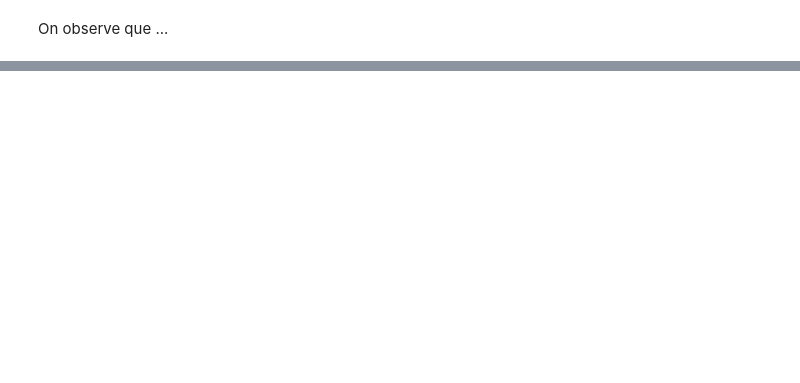
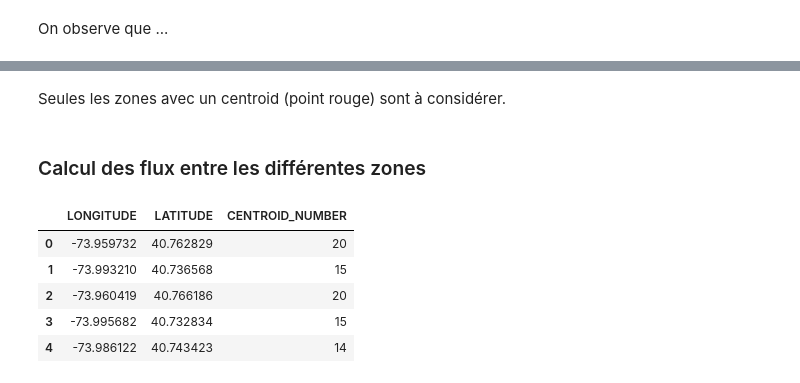
Before and after one commit to luk-f/AggOfMassiveMvtData, a Jupyter notebook: examples/notebooks/example.ipynb, the cells around one changed output, grey strips where cells are left out. Drawn from its saved outputs; the diff is of its cells as text; code cells hidden in the pictures; blank space fills up the shorter version.

```diff
--- a/examples/notebooks/example.ipynb
+++ b/examples/notebooks/example.ipynb
@@ -112,2 +143,4 @@ df_stop = df_stop.reset_index().drop('index', axis=1)
+# %%
+maxRadius = 5
 # %%
 from aggofmassivemvtdata.clustering.part2_algo_2 import algo_2
@@ -114,4 +149,3 @@ from aggofmassivemvtdata.clustering.part2_algo_2 import algo_2
 # %%
-df_test = df_stop[['LATITUDE', 'LONGITUDE']].sample(frac=0.001)
-grille = algo_2(df_test.to_numpy(), 5, redistribute_point=False)
+grille = algo_2(df_stop[['LATITUDE', 'LONGITUDE']].to_numpy(), maxRadius, redistribute_point=False)
 # %%
@@ -147,3 +233,7 @@ for c in centroids.tolist():
 map
 # %% [output]
 [interactive output not drawn]
+# %% [markdown]
+Seules les zones avec un centroid (point rouge) sont à considérer.
+# %% [markdown]
+### Calcul des flux entre les différentes zones
@@ -149,0 +242,11 @@ map
+# %%
+df_stop = assign_centroid_to_each_point(df_stop, centroids)
+# %%
+df_stop.head(5)
+# %% [output]
+|  | LONGITUDE | LATITUDE | CENTROID_NUMBER |
+| 0 | -73.959732 | 40.762829 | 20 |
+| 1 | -73.993210 | 40.736568 | 15 |
+| 2 | -73.960419 | 40.766186 | 20 |
+| 3 | -73.995682 | 40.732834 | 15 |
+| 4 | -73.986122 | 40.743423 | 14 |
```
Also changed, not shown: parts of 25 cells of this notebook.
